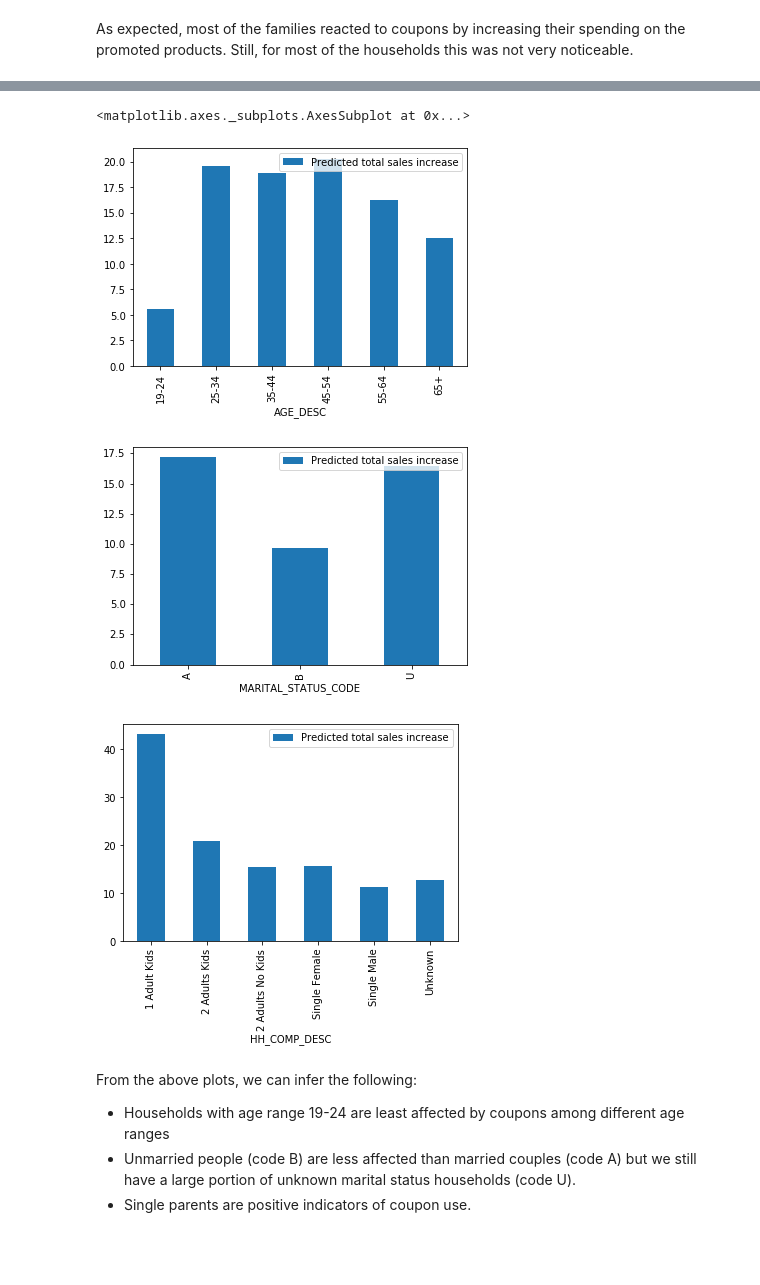
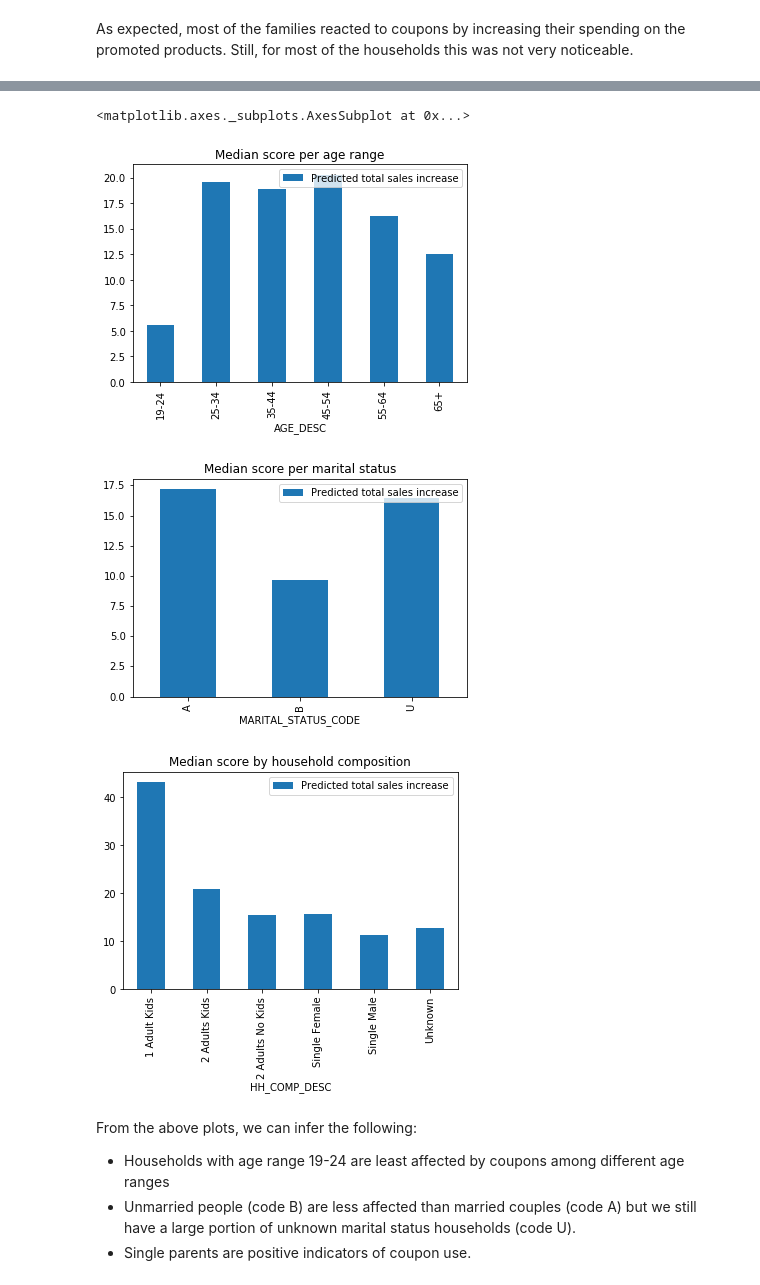
Before and after one commit to dhruti96shah/ada_project_pinkfluffybunnies, a Jupyter notebook: ada project.ipynb, the cells around one changed output, grey strips where cells are left out. Cells and saved outputs as stored; diff of their text form; code cells hidden in the pictures; blank space fills up the shorter version.

```diff
--- a/ada project.ipynb
+++ b/ada project.ipynb
@@ -546,14 +546,14 @@ demo_with_scores.head()
 # %%
 #Comparing the median score per category for all relevant categorical demographic entries
 #PS: '19-24' and 'B' (unmarried) seem to be negative indicators while '1 adult kids', to be a positive indicator
-demo_with_scores.groupby('AGE_DESC').median().plot.bar(y='Predicted total sales increase')
-demo_with_scores.groupby('MARITAL_STATUS_CODE').median().plot.bar(y='Predicted total sales increase')
-demo_with_scores.groupby('HH_COMP_DESC').median().plot.bar(y='Predicted total sales increase')
+demo_with_scores.groupby('AGE_DESC').median().plot.bar(y='Predicted total sales increase', title='Median score per age range')
+demo_with_scores.groupby('MARITAL_STATUS_CODE').median().plot.bar(y='Predicted total sales increase', title='Median score per marital status')
+demo_with_scores.groupby('HH_COMP_DESC').median().plot.bar(y='Predicted total sales increase', title='Median score by household composition')
 # %% [output]
 <matplotlib.axes._subplots.AxesSubplot at 0x...>
-[figure, old version]
+[figure, new version]
-[figure, old version]
+[figure, new version]
-[figure, old version]
+[figure, new version]
 # %% [markdown]
 From the above plots, we can infer the following: <br>
 - Households with age range 19-24 are least affected by coupons among different age ranges
```
Also changed, not shown: parts of 2 cells of this notebook.
